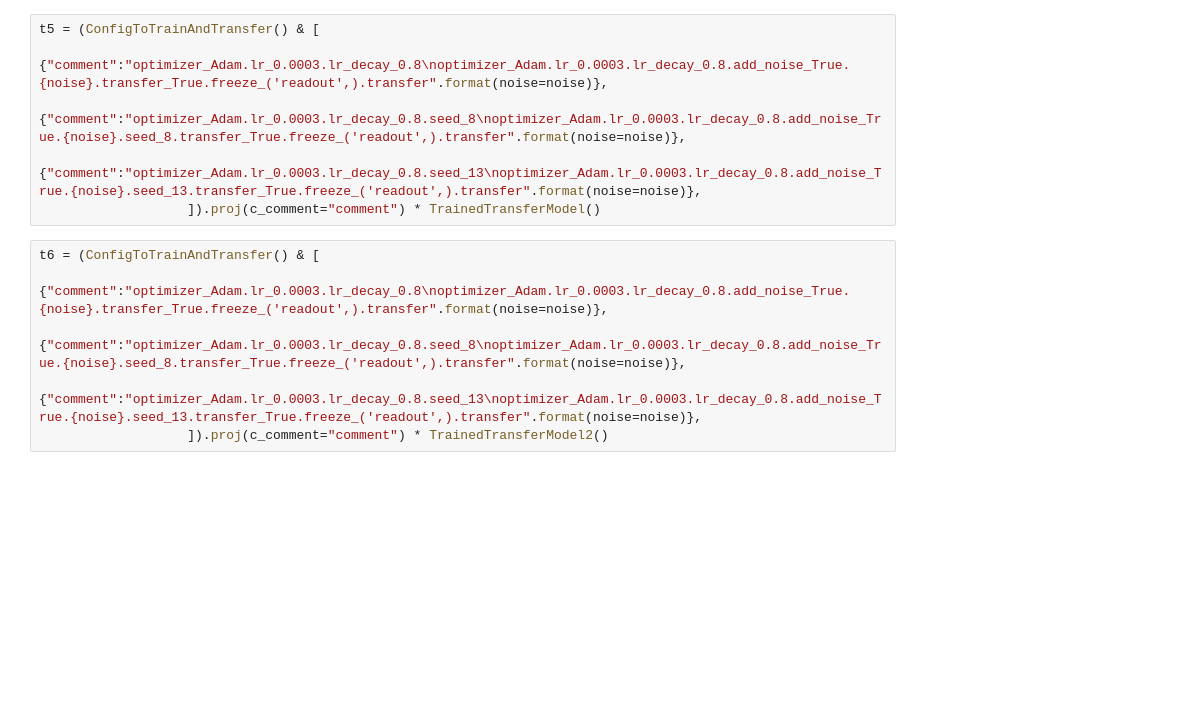
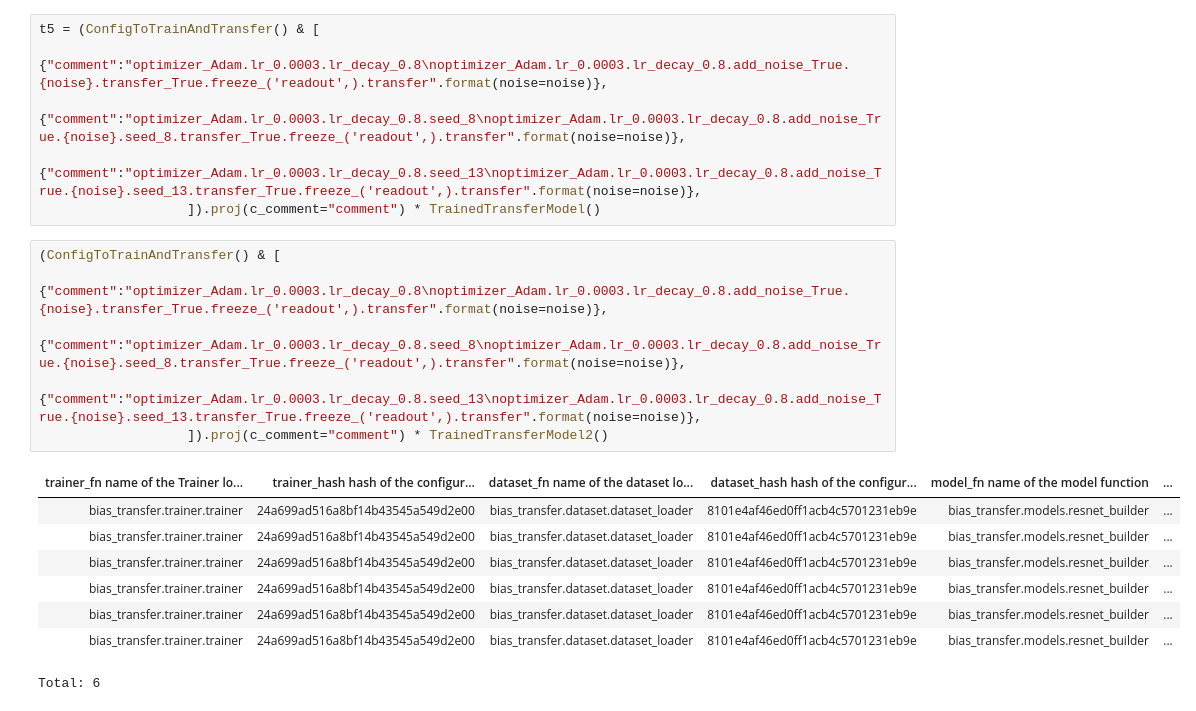
Before and after one commit to sinzlab/neural_cotraining, a Jupyter notebook: notebooks/analyse_transfer.ipynb, the cells around one changed output. Saved outputs shown, nothing was run; the diff lists cells and outputs as text; blank space fills up the shorter version.

```diff
--- a/notebooks/analyse_transfer.ipynb
+++ b/notebooks/analyse_transfer.ipynb
@@ -81,8 +95,17 @@ t5 = (ConfigToTrainAndTransfer() & [
                                {"comment":"optimizer_Adam.lr_0.0003.lr_decay_0.8.seed_13\noptimizer_Adam.lr_0.0003.lr_decay_0.8.add_noise_True.{noise}.seed_13.transfer_True.freeze_('readout',).transfer".format(noise=noise)},
                    ]).proj(c_comment="comment") * TrainedTransferModel()
 # %%
-t6 = (ConfigToTrainAndTransfer() & [
+(ConfigToTrainAndTransfer() & [
                                {"comment":"optimizer_Adam.lr_0.0003.lr_decay_0.8\noptimizer_Adam.lr_0.0003.lr_decay_0.8.add_noise_True.{noise}.transfer_True.freeze_('readout',).transfer".format(noise=noise)},
                                {"comment":"optimizer_Adam.lr_0.0003.lr_decay_0.8.seed_8\noptimizer_Adam.lr_0.0003.lr_decay_0.8.add_noise_True.{noise}.seed_8.transfer_True.freeze_('readout',).transfer".format(noise=noise)},
                                {"comment":"optimizer_Adam.lr_0.0003.lr_decay_0.8.seed_13\noptimizer_Adam.lr_0.0003.lr_decay_0.8.add_noise_True.{noise}.seed_13.transfer_True.freeze_('readout',).transfer".format(noise=noise)},
                    ]).proj(c_comment="comment") * TrainedTransferModel2()
+# %% [output]
+| trainer_fn name of the Trainer lo... | trainer_hash hash of the configur... | dataset_fn name of the dataset lo... | dataset_hash hash of the configur... | model_fn name of the model function | ... |
+| bias_transfer.trainer.trainer | 24a699ad516a8bf14b43545a549d2e00 | bias_transfer.dataset.dataset_loader | 8101e4af46ed0ff1acb4c5701231eb9e | bias_transfer.models.resnet_builder | ... |
+| bias_transfer.trainer.trainer | 24a699ad516a8bf14b43545a549d2e00 | bias_transfer.dataset.dataset_loader | 8101e4af46ed0ff1acb4c5701231eb9e | bias_transfer.models.resnet_builder | ... |
+| bias_transfer.trainer.trainer | 24a699ad516a8bf14b43545a549d2e00 | bias_transfer.dataset.dataset_loader | 8101e4af46ed0ff1acb4c5701231eb9e | bias_transfer.models.resnet_builder | ... |
+| bias_transfer.trainer.trainer | 24a699ad516a8bf14b43545a549d2e00 | bias_transfer.dataset.dataset_loader | 8101e4af46ed0ff1acb4c5701231eb9e | bias_transfer.models.resnet_builder | ... |
+| bias_transfer.trainer.trainer | 24a699ad516a8bf14b43545a549d2e00 | bias_transfer.dataset.dataset_loader | 8101e4af46ed0ff1acb4c5701231eb9e | bias_transfer.models.resnet_builder | ... |
+| bias_transfer.trainer.trainer | 24a699ad516a8bf14b43545a549d2e00 | bias_transfer.dataset.dataset_loader | 8101e4af46ed0ff1acb4c5701231eb9e | bias_transfer.models.resnet_builder | ... |
+Total: 6
```
Also changed, not shown: parts of 13 cells of this notebook, 8 other files.
